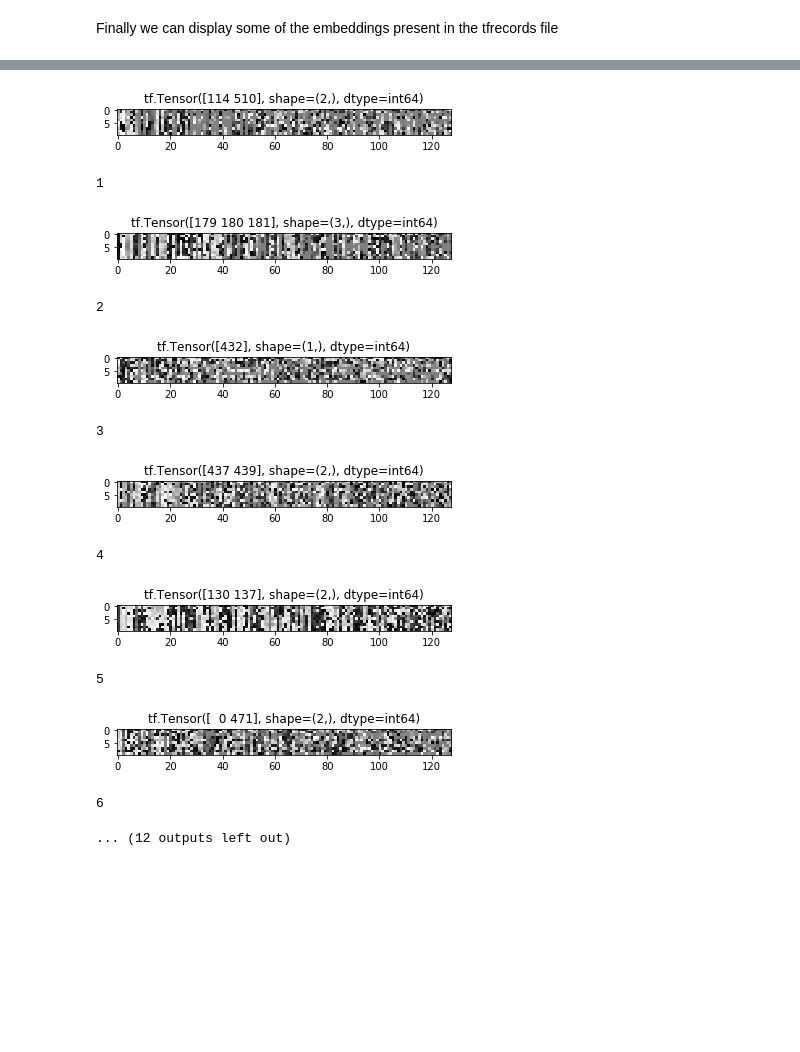
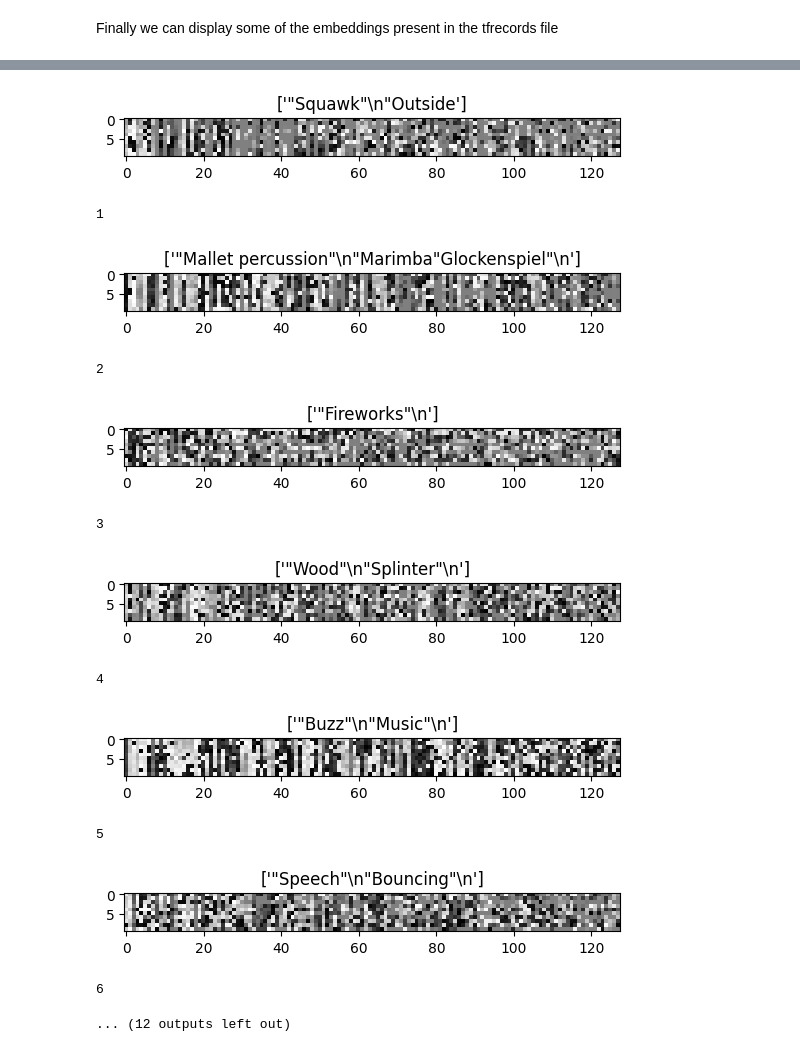
Before and after one commit to wetdog/audioset_experiments, a Jupyter notebook: vggish_tf_records.ipynb, the cells around one changed output, grey strips where cells are left out. Drawn from its saved outputs; the diff is of its cells as text; code cells hidden in the pictures; blank space fills up the shorter version.

```diff
--- a/vggish_tf_records.ipynb
+++ b/vggish_tf_records.ipynb
@@ -119,28 +123,29 @@ Finally we can display some of the embeddings present in the tfrecords file
 # %%
 import matplotlib.pyplot as plt
 
 count = 0
 for example in parsed_dataset:
   context, sequence = example
   embedding = sequence['audio_embedding'].numpy()
   label = context['labels']
   e = tf.io.decode_raw(embedding, tf.int8)
-  plt.title(label.values)
+  labels_str = ["".join(labels_dict[str(i)] for i in label.values.numpy())]
+  plt.title(labels_str)
   plt.imshow(e,cmap='gray')
   plt.show()
   count+=1
   print(count)
 # %% [output]
-[figure, old version]
+[figure, new version]
 1
-[figure, old version]
+[figure, new version]
 2
-[figure, old version]
+[figure, new version]
 3
-[figure, old version]
+[figure, new version]
 4
-[figure, old version]
+[figure, new version]
 5
-[figure, old version]
+[figure, new version]
 6
 ... (12 outputs left out)
```
Also changed, not shown: parts of 5 cells of this notebook.
